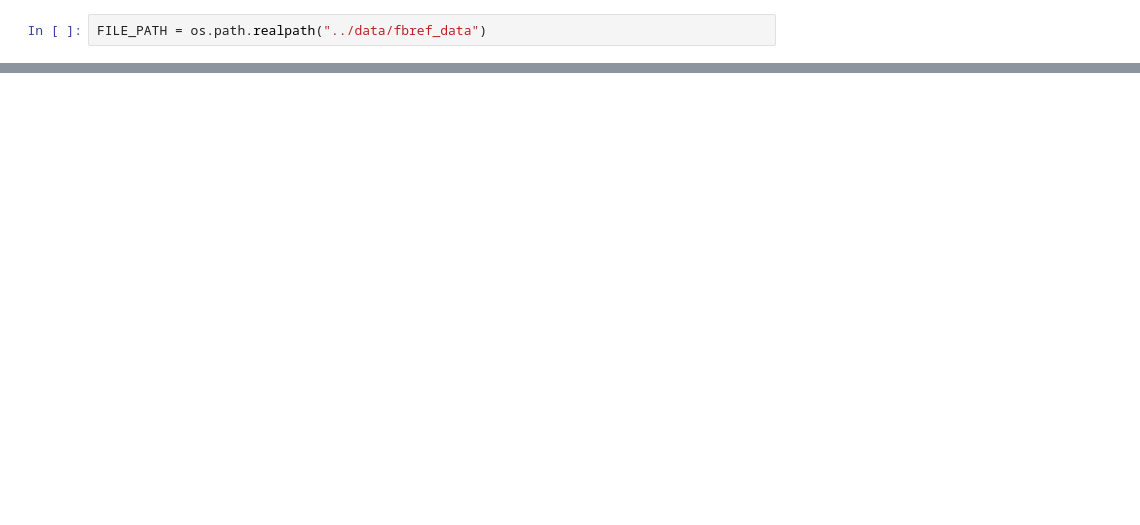
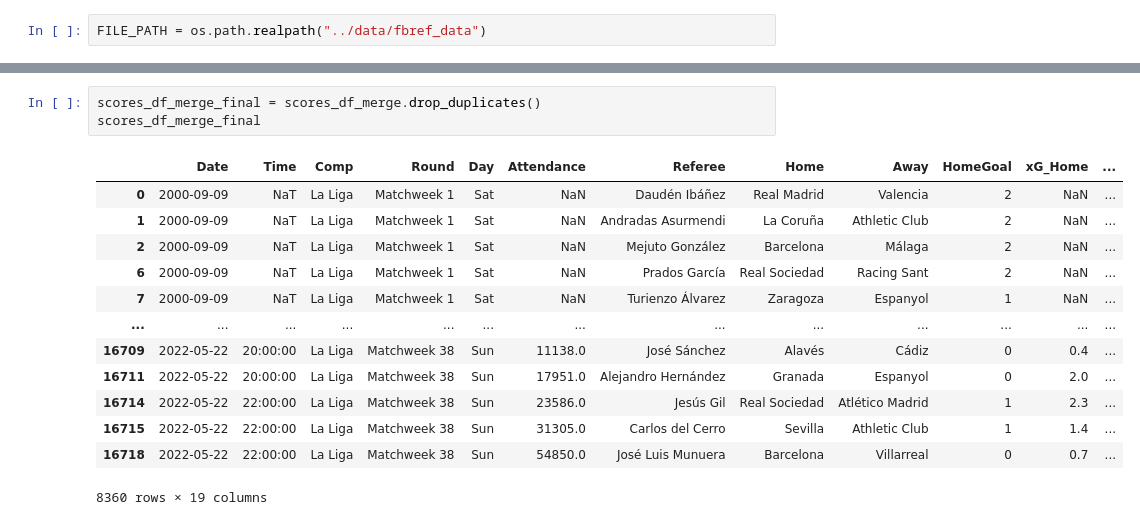
Before and after one commit to natelg1998/laligaproject, a Jupyter notebook: notebooks/fbref_scores_preprocess.ipynb, the cells around one changed output, grey strips where cells are left out. Drawn from its saved outputs; the diff is of its cells as text; blank space fills up the shorter version.

```diff
--- a/notebooks/fbref_scores_preprocess.ipynb
+++ b/notebooks/fbref_scores_preprocess.ipynb
@@ -58,0 +111,17 @@ scores_df
+# %%
+scores_df_merge_final = scores_df_merge.drop_duplicates()
+scores_df_merge_final
+# %% [output]
+|  | Date | Time | Comp | Round | Day | Attendance | Referee | Home | Away | HomeGoal | xG_Home | ... |
+| 0 | 2000-09-09 | NaT | La Liga | Matchweek 1 | Sat | NaN | Daudén Ibáñez | Real Madrid | Valencia | 2 | NaN | ... |
+| 1 | 2000-09-09 | NaT | La Liga | Matchweek 1 | Sat | NaN | Andradas Asurmendi | La Coruña | Athletic Club | 2 | NaN | ... |
+| 2 | 2000-09-09 | NaT | La Liga | Matchweek 1 | Sat | NaN | Mejuto González | Barcelona | Málaga | 2 | NaN | ... |
+| 6 | 2000-09-09 | NaT | La Liga | Matchweek 1 | Sat | NaN | Prados García | Real Sociedad | Racing Sant | 2 | NaN | ... |
+| 7 | 2000-09-09 | NaT | La Liga | Matchweek 1 | Sat | NaN | Turienzo Álvarez | Zaragoza | Espanyol | 1 | NaN | ... |
+| ... | ... | ... | ... | ... | ... | ... | ... | ... | ... | ... | ... | ... |
+| 16709 | 2022-05-22 | 20:00:00 | La Liga | Matchweek 38 | Sun | 11138.0 | José Sánchez | Alavés | Cádiz | 0 | 0.4 | ... |
+| 16711 | 2022-05-22 | 20:00:00 | La Liga | Matchweek 38 | Sun | 17951.0 | Alejandro Hernández | Granada | Espanyol | 0 | 2.0 | ... |
+| 16714 | 2022-05-22 | 22:00:00 | La Liga | Matchweek 38 | Sun | 23586.0 | Jesús Gil | Real Sociedad | Atlético Madrid | 1 | 2.3 | ... |
+| 16715 | 2022-05-22 | 22:00:00 | La Liga | Matchweek 38 | Sun | 31305.0 | Carlos del Cerro | Sevilla | Athletic Club | 1 | 1.4 | ... |
+| 16718 | 2022-05-22 | 22:00:00 | La Liga | Matchweek 38 | Sun | 54850.0 | José Luis Munuera | Barcelona | Villarreal | 0 | 0.7 | ... |
+8360 rows × 19 columns
```
Also changed, not shown: parts of 14 cells of this notebook, 1 other file.
